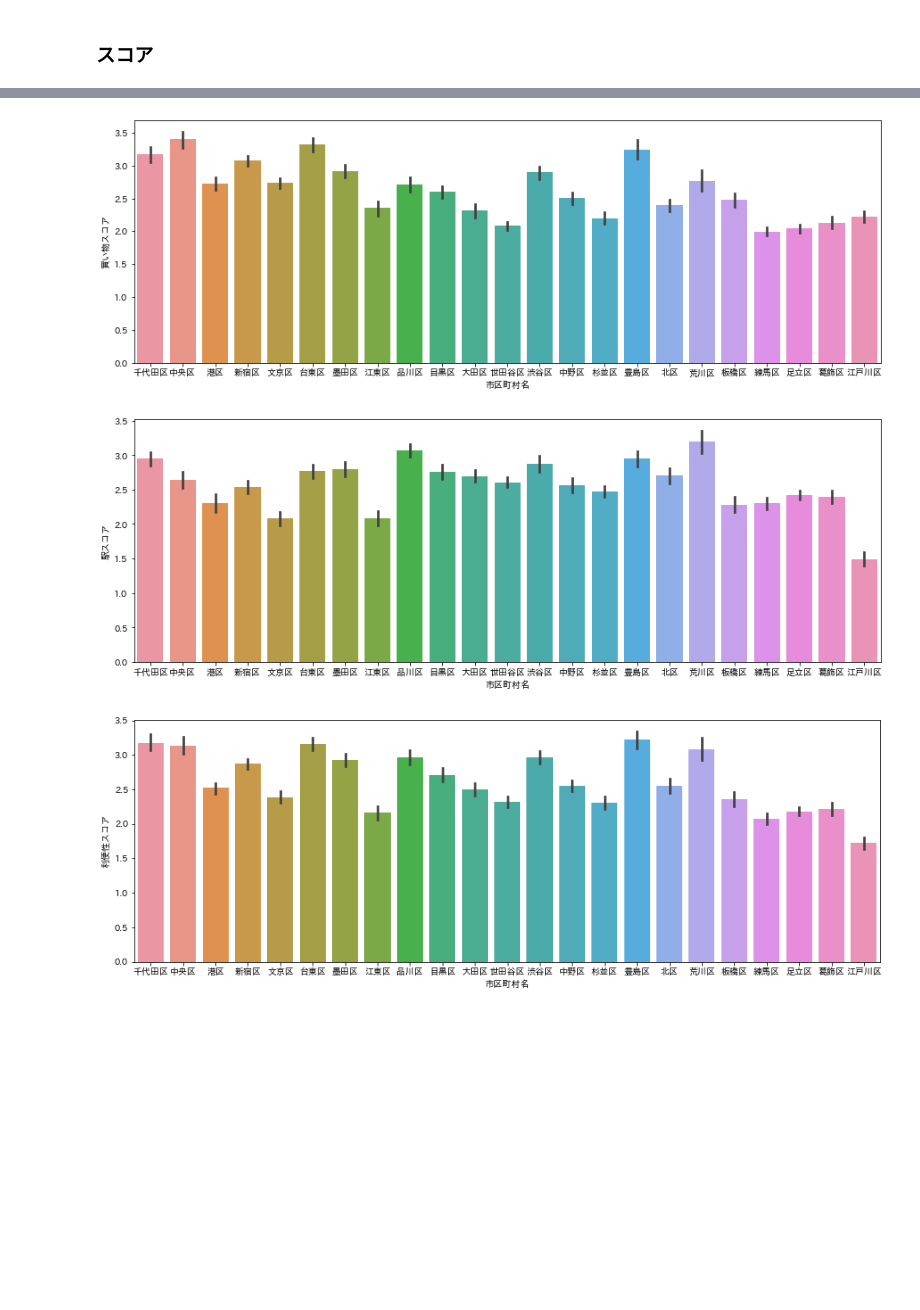
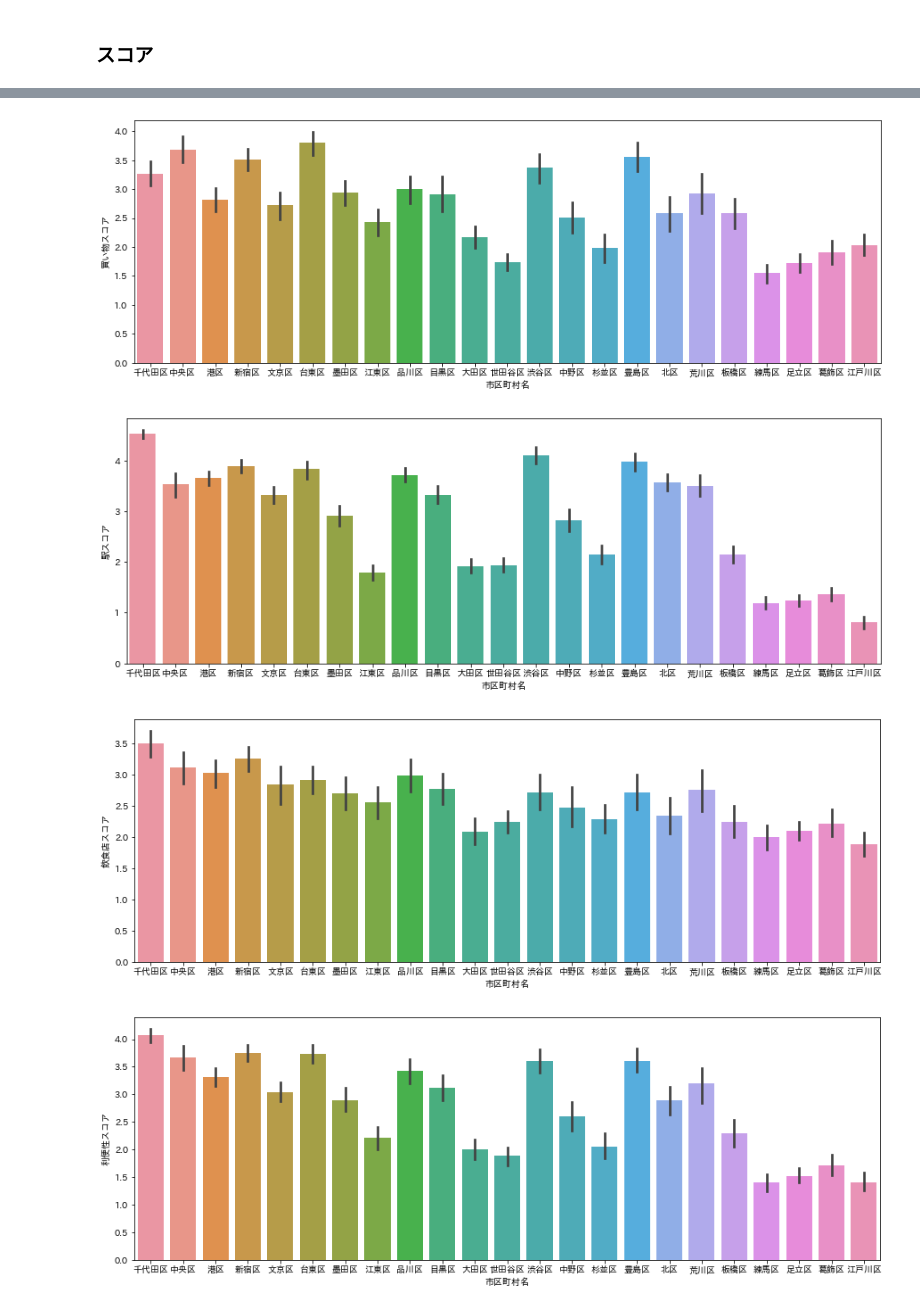
Before and after one commit to z-guard/analysis, a Jupyter notebook: notebooks/convenience_score.ipynb, the cells around one changed output, grey strips where cells are left out. Saved outputs shown, nothing was run; the diff lists cells and outputs as text; code cells hidden in the pictures; blank space fills up the shorter version.

```diff
--- a/notebooks/convenience_score.ipynb
+++ b/notebooks/convenience_score.ipynb
@@ -258,0 +304,10 @@ df_pop_master['最寄駅(距離)'] = df_pop_master['最寄駅(距離)'].round(3)
+# %%
+score_name = '駅スコア'
+score_name_list.append(score_name)
+
+score_list = [
+    df_geo_master['最寄駅(距離)レベル'] * 0.7,
+    df_geo_master['平均所要(時間)レベル'] * 1.0,
+]
+_tmp_score = pd.concat(score_list, axis=1).sum(axis=1, skipna=False)
+df_geo_master[score_name] = rank_score(_tmp_score).round(2)
@@ -258,0 +336,14 @@ df_pop_master['最寄駅(距離)'] = df_pop_master['最寄駅(距離)'].round(3)
+# %%
+score_name = '飲食店スコア'
+score_name_list.append(score_name)
+
+score_list = [
+    df_geo_master['カフェ(数)レベル'] * 0.7,
+    df_geo_master['カフェ(チェーン店)(数)レベル'] * 0.7,
+    df_geo_master['ファストフード(数)レベル'] * 0.5,
+    df_geo_master['レストラン(数)レベル'] * 1.0,
+    df_geo_master['レストラン(チェーン店)(数)レベル'] * 0.7,
+    df_geo_master['飲み屋(数)レベル'] * 0.5,
+]
+_tmp_score = pd.concat(score_list, axis=1).sum(axis=1, skipna=False)
+df_geo_master[score_name] = rank_score(_tmp_score).round(2)
@@ -258,0 +364,11 @@ df_pop_master['最寄駅(距離)'] = df_pop_master['最寄駅(距離)'].round(3)
+# %%
+score_name = '利便性スコア'
+score_name_list.append(score_name)
+
+score_list = [
+    df_geo_master['買い物スコア'] * 1.0,
+    df_geo_master['駅スコア'] * 1.0,
+    df_geo_master['飲食店スコア'] * 1.0,
+]
+_tmp_score = pd.concat(score_list, axis=1).sum(axis=1, skipna=False)
+df_geo_master[score_name] = rank_score(_tmp_score).round(2)
@@ -258,0 +389,2 @@ df_pop_master['最寄駅(距離)'] = df_pop_master['最寄駅(距離)'].round(3)
+# %%
+df_geo_master['最寄駅(距離)'] = df_geo_master['最寄駅(距離)'].round(3)
@@ -265,10 +406,11 @@ df_pop_master[
 # %%
 for score in score_name_list:
     plt.figure(figsize=(15, 5))
-    sns.barplot(x='市区町村名', y=score, data=df_pop_master)
+    sns.barplot(x='市区町村名', y=score, data=df_geo_master)
     plt.show()
 # %% [output]
-[figure, old version]
+[figure, new version]
-[figure, old version]
+[figure, new version]
-[figure, old version]
+[figure, new version]
+[figure, added]
 # %%
```
Also changed, not shown: parts of 63 cells of this notebook.
